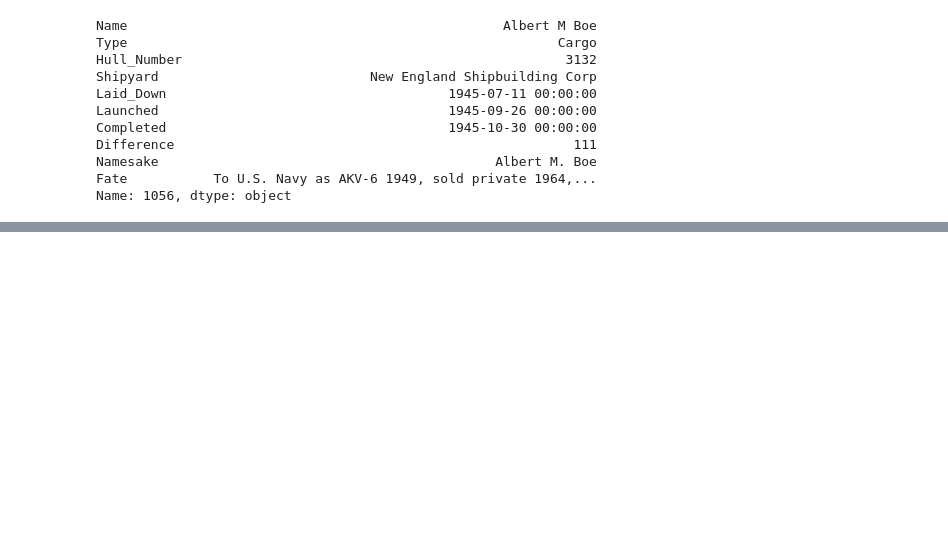
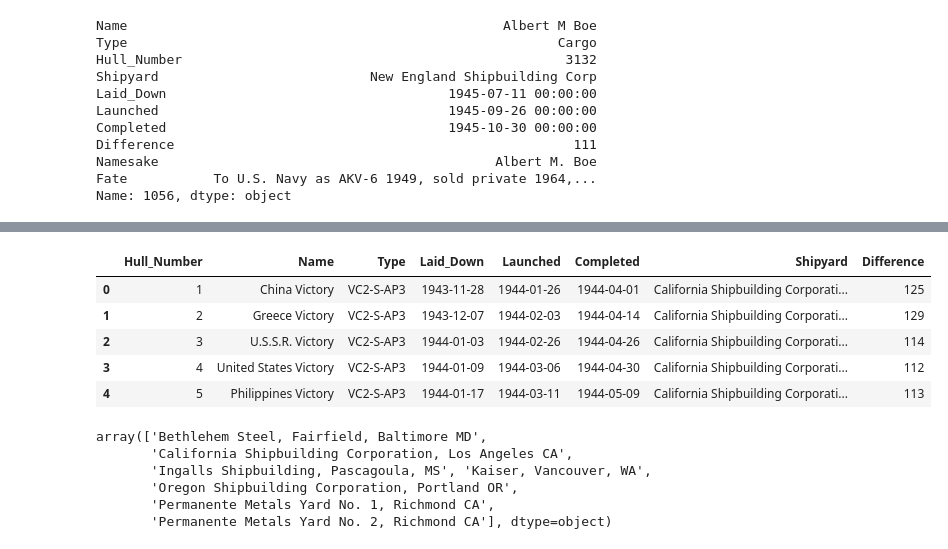
Before and after one commit to 6859-sp21/final-project-visualizingvictory, a Jupyter notebook: rough_html/Ship Data.ipynb, the cells around one changed output, grey strips where cells are left out. Cells and saved outputs as stored; diff of their text form; code cells hidden in the pictures; blank space fills up the shorter version.

```diff
--- a/rough_html/Ship Data.ipynb
+++ b/rough_html/Ship Data.ipynb
@@ -185,0 +221,26 @@ all_dates.to_csv("allDates.csv",index=False)
+# %%
+victory_ships.rename(columns={"MC \nHull No.": "Hull_Number",
+                     "Ship": "Name",
+                     "Yard": "Shipyard",
+                     "Keel": "Laid_Down",
+                     "Launch": "Launched",
+                     "Delivery": "Completed",
+                     "Diff": "Difference"},inplace=True)
+victory_ships.drop(columns = "Unnamed: 0",inplace=True)
+victory_ships.head()
+# %% [output]
+|  | Hull_Number | Name | Type | Laid_Down | Launched | Completed | Shipyard | Difference |
+| 0 | 1 | China Victory | VC2-S-AP3 | 1943-11-28 | 1944-01-26 | 1944-04-01 | California Shipbuilding Corporati... | 125 |
+| 1 | 2 | Greece Victory | VC2-S-AP3 | 1943-12-07 | 1944-02-03 | 1944-04-14 | California Shipbuilding Corporati... | 129 |
+| 2 | 3 | U.S.S.R. Victory | VC2-S-AP3 | 1944-01-03 | 1944-02-26 | 1944-04-26 | California Shipbuilding Corporati... | 114 |
+| 3 | 4 | United States Victory | VC2-S-AP3 | 1944-01-09 | 1944-03-06 | 1944-04-30 | California Shipbuilding Corporati... | 112 |
+| 4 | 5 | Philippines Victory | VC2-S-AP3 | 1944-01-17 | 1944-03-11 | 1944-05-09 | California Shipbuilding Corporati... | 113 |
+# %%
+np.unique(victory_ships.Shipyard)
+# %% [output]
+array(['Bethlehem Steel, Fairfield, Baltimore MD',
+       'California Shipbuilding Corporation, Los Angeles CA',
+       'Ingalls Shipbuilding, Pascagoula, MS', 'Kaiser, Vancouver, WA',
+       'Oregon Shipbuilding Corporation, Portland OR',
+       'Permanente Metals Yard No. 1, Richmond CA',
+       'Permanente Metals Yard No. 2, Richmond CA'], dtype=object)
```
Also changed, not shown: parts of 15 cells of this notebook, 11 other files.
